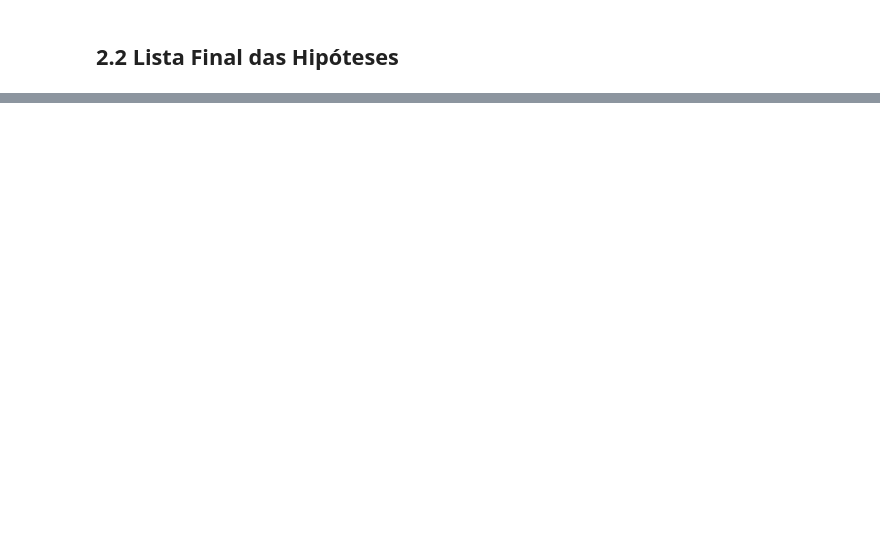
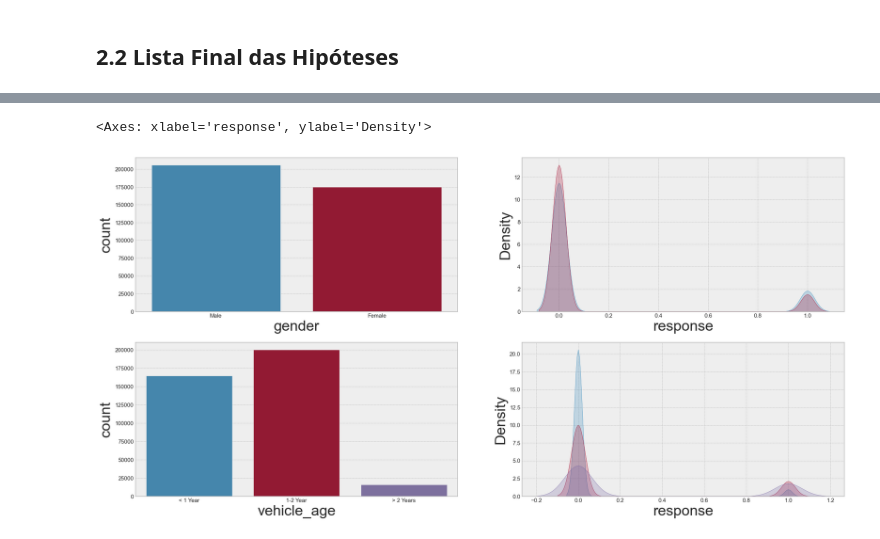
Before and after one commit to andersonrenatobonif/health_insurance, a Jupyter notebook: v01_health_insurance.ipynb, the cells around one changed output, grey strips where cells are left out. Drawn from its saved outputs; the diff is of its cells as text; code cells hidden in the pictures; blank space fills up the shorter version.

```diff
--- a/v01_health_insurance.ipynb
+++ b/v01_health_insurance.ipynb
@@ -339,0 +367,18 @@ df3['vehicle_damage'].nunique()
+# %%
+plt.subplot(2, 2, 1)
+sns.countplot(data = df3, x='gender')
+
+plt.subplot(2, 2, 2)
+sns.kdeplot(df3[df3['gender'] == 'Male']['response'], label='Male', fill=True)
+sns.kdeplot(df3[df3['gender'] == 'Female']['response'], label='Female', fill=True)
+
+plt.subplot(2,2, 3)
+sns.countplot(data=df3, x='vehicle_age')
+
+plt.subplot(2, 2, 4)
+sns.kdeplot(df3[df3['vehicle_age'] == '< 1 Year']['response'], label='< 1 Year', fill=True)
+sns.kdeplot(df3[df3['vehicle_age'] == '1-2 Year']['response'], label='1-2 Year', fill=True)
+sns.kdeplot(df3[df3['vehicle_age'] == '> 2 Years']['response'], label='> 2 Years', fill=True)
+# %% [output]
+<Axes: xlabel='response', ylabel='Density'>
+[figure, added]
```
Also changed, not shown: parts of 50 cells of this notebook.
